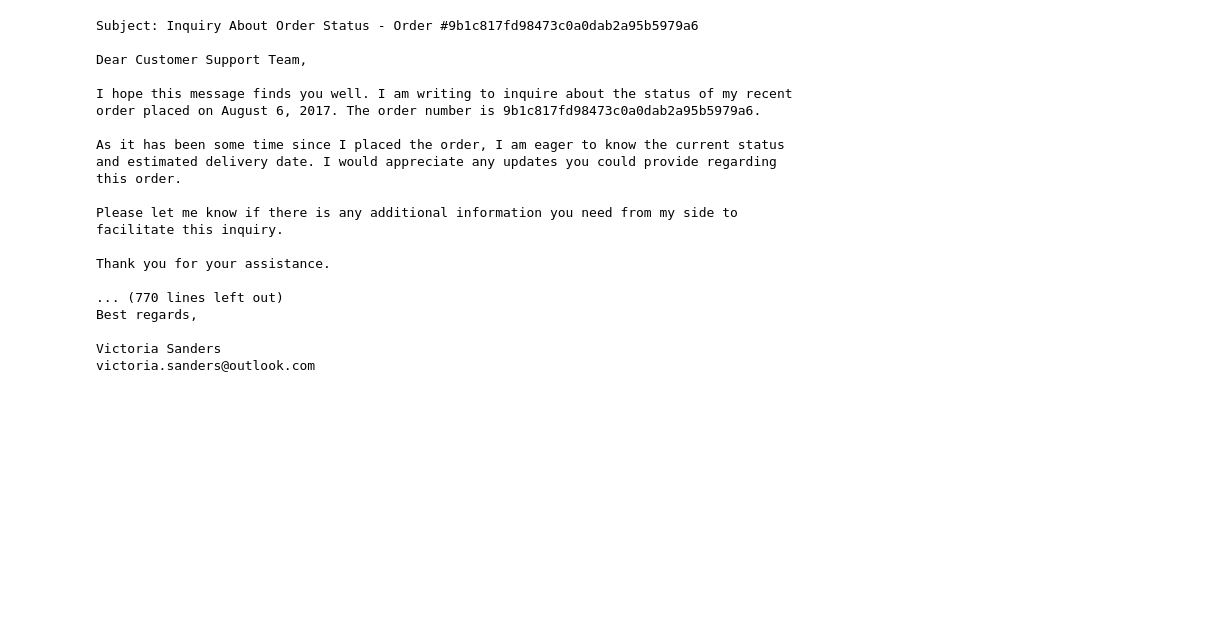
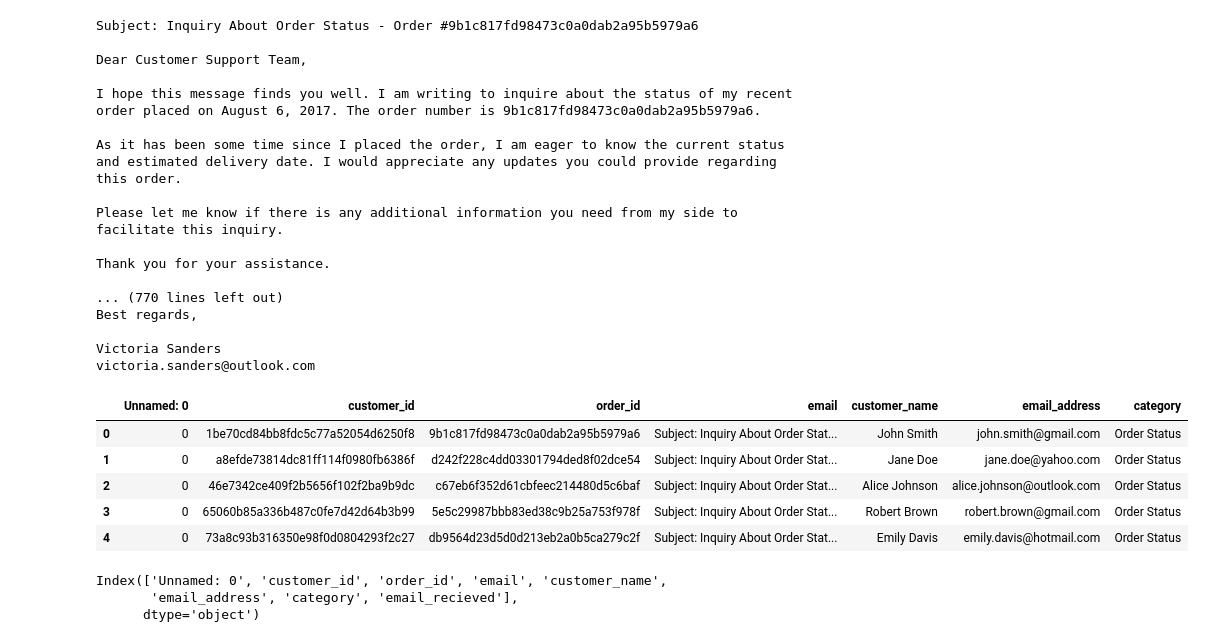
Before and after one commit to LadyZangetsu/data_science_ai_workshop_series, a Jupyter notebook: genai_solution/teams/anna_king/W0_Data_Generation.ipynb, the cells around one changed output. Cells and saved outputs as stored; diff of their text form; code cells hidden in the pictures; blank space fills up the shorter version.

```diff
--- a/genai_solution/teams/anna_king/W0_Data_Generation.ipynb
+++ b/genai_solution/teams/anna_king/W0_Data_Generation.ipynb
@@ -265,3 +265,14 @@ victoria.sanders@outlook.com
 # all_emails["category"] = "Order Status"
 
 # all_emails[['customer_id', 'order_id', 'email', 'customer_name','email_address', 'category']].to_csv(data_folder + 'order_status_emails.csv')
+# %%
+all_emails = pd.read_csv(data_folder + 'order_status_emails.csv')
+# %%
+all_emails.head()
+# %% [output]
+|  | Unnamed: 0 | customer_id | order_id | email | customer_name | email_address | category |
+| 0 | 0 | 1be70cd84bb8fdc5c77a52054d6250f8 | 9b1c817fd98473c0a0dab2a95b5979a6 | Subject: Inquiry About Order Stat... | John Smith | john.smith@gmail.com | Order Status |
+| 1 | 0 | a8efde73814dc81ff114f0980fb6386f | d242f228c4dd03301794ded8f02dce54 | Subject: Inquiry About Order Stat... | Jane Doe | jane.doe@yahoo.com | Order Status |
+| 2 | 0 | 46e7342ce409f2b5656f102f2ba9b9dc | c67eb6f352d61cbfeec214480d5c6baf | Subject: Inquiry About Order Stat... | Alice Johnson | alice.johnson@outlook.com | Order Status |
+| 3 | 0 | 65060b85a336b487c0fe7d42d64b3b99 | 5e5c29987bbb83ed38c9b25a753f978f | Subject: Inquiry About Order Stat... | Robert Brown | robert.brown@gmail.com | Order Status |
+| 4 | 0 | 73a8c93b316350e98f0d0804293f2c27 | db9564d23d5d0d213eb2a0b5ca279c2f | Subject: Inquiry About Order Stat... | Emily Davis | emily.davis@hotmail.com | Order Status |
@@ -267,0 +297,6 @@ victoria.sanders@outlook.com
+# %%
+all_emails.columns
+# %% [output]
+Index(['Unnamed: 0', 'customer_id', 'order_id', 'email', 'customer_name',
+       'email_address', 'category', 'email_recieved'],
+      dtype='object')
```
Also changed, not shown: parts of 3 cells of this notebook, 1 other file.
